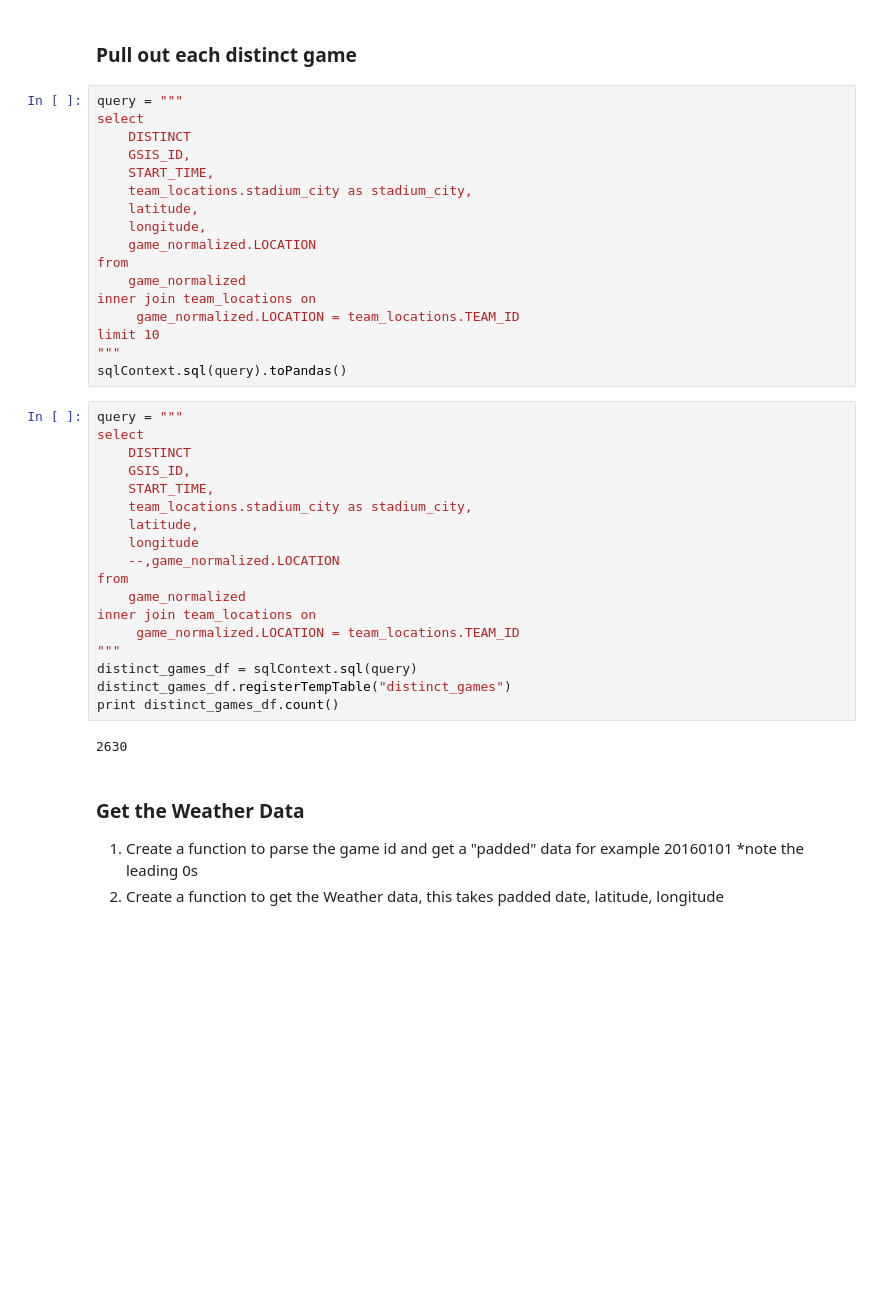
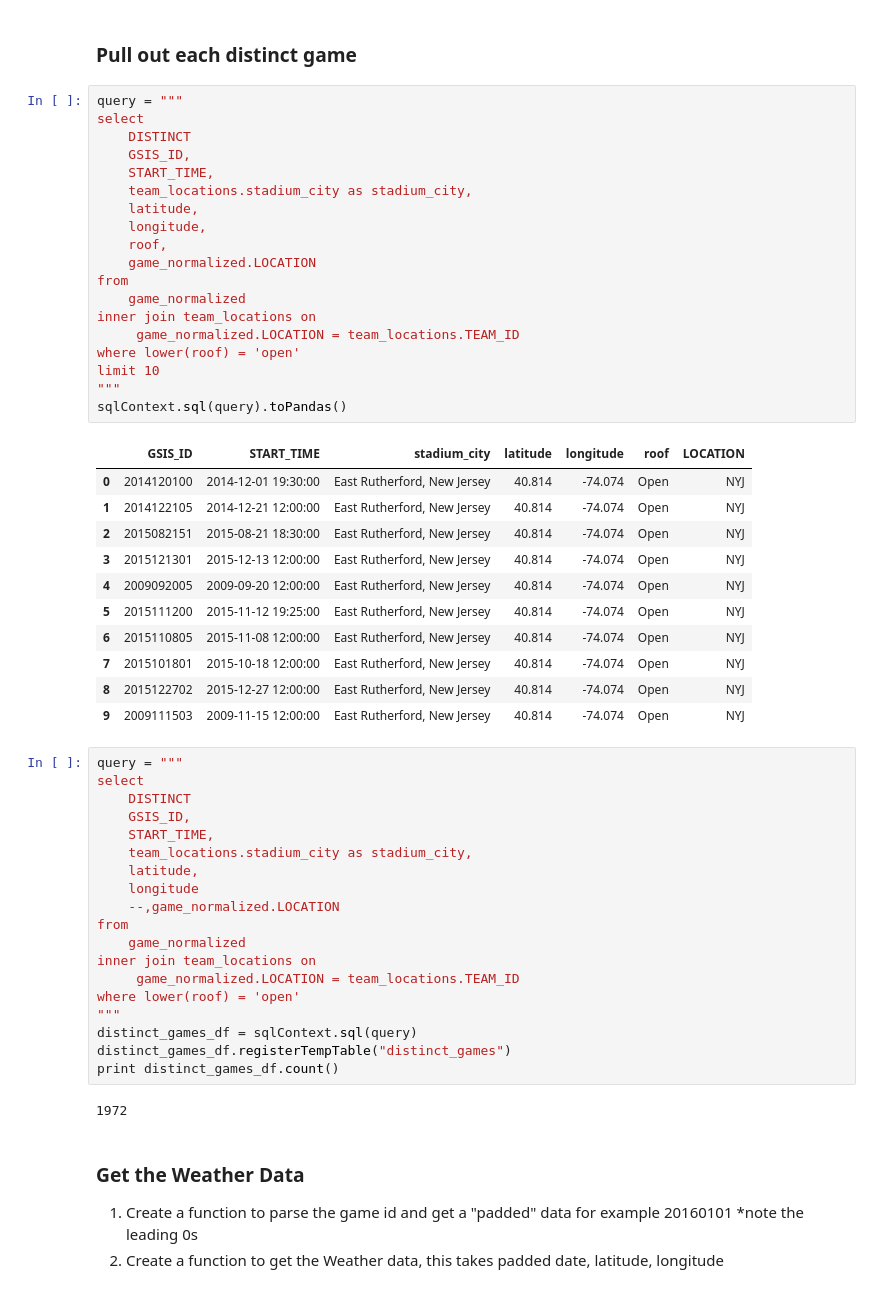
Before and after one commit to bradenrc/nfl_dsx, a Jupyter notebook: NFL Engineering.ipynb, the cells around one changed output. Saved outputs shown, nothing was run; the diff lists cells and outputs as text; blank space fills up the shorter version.

```diff
--- a/NFL Engineering.ipynb
+++ b/NFL Engineering.ipynb
@@ -507,20 +508,34 @@ team_locations.toPandas()
 # %%
 query = """
 select
     DISTINCT
     GSIS_ID,
     START_TIME,
     team_locations.stadium_city as stadium_city,
     latitude,
     longitude,
+    roof,
     game_normalized.LOCATION
 from
     game_normalized
 inner join team_locations on
      game_normalized.LOCATION = team_locations.TEAM_ID
+where lower(roof) = 'open'
 limit 10
 """
 sqlContext.sql(query).toPandas()
+# %% [output]
+|  | GSIS_ID | START_TIME | stadium_city | latitude | longitude | roof | LOCATION |
+| 0 | 2014120100 | 2014-12-01 19:30:00 | East Rutherford, New Jersey | 40.814 | -74.074 | Open | NYJ |
+| 1 | 2014122105 | 2014-12-21 12:00:00 | East Rutherford, New Jersey | 40.814 | -74.074 | Open | NYJ |
+| 2 | 2015082151 | 2015-08-21 18:30:00 | East Rutherford, New Jersey | 40.814 | -74.074 | Open | NYJ |
+| 3 | 2015121301 | 2015-12-13 12:00:00 | East Rutherford, New Jersey | 40.814 | -74.074 | Open | NYJ |
+| 4 | 2009092005 | 2009-09-20 12:00:00 | East Rutherford, New Jersey | 40.814 | -74.074 | Open | NYJ |
+| 5 | 2015111200 | 2015-11-12 19:25:00 | East Rutherford, New Jersey | 40.814 | -74.074 | Open | NYJ |
+| 6 | 2015110805 | 2015-11-08 12:00:00 | East Rutherford, New Jersey | 40.814 | -74.074 | Open | NYJ |
+| 7 | 2015101801 | 2015-10-18 12:00:00 | East Rutherford, New Jersey | 40.814 | -74.074 | Open | NYJ |
+| 8 | 2015122702 | 2015-12-27 12:00:00 | East Rutherford, New Jersey | 40.814 | -74.074 | Open | NYJ |
+| 9 | 2009111503 | 2009-11-15 12:00:00 | East Rutherford, New Jersey | 40.814 | -74.074 | Open | NYJ |
 # %%
 query = """
 select
@@ -535,12 +550,13 @@ from
     game_normalized
 inner join team_locations on
      game_normalized.LOCATION = team_locations.TEAM_ID
+where lower(roof) = 'open'
 """
 distinct_games_df = sqlContext.sql(query)
 distinct_games_df.registerTempTable("distinct_games")
 print distinct_games_df.count()
 # %% [output]
-2630
+1972
 # %% [markdown]
 <h3>Get the Weather Data</h3>
 
```
Also changed, not shown: parts of 5 cells of this notebook.
